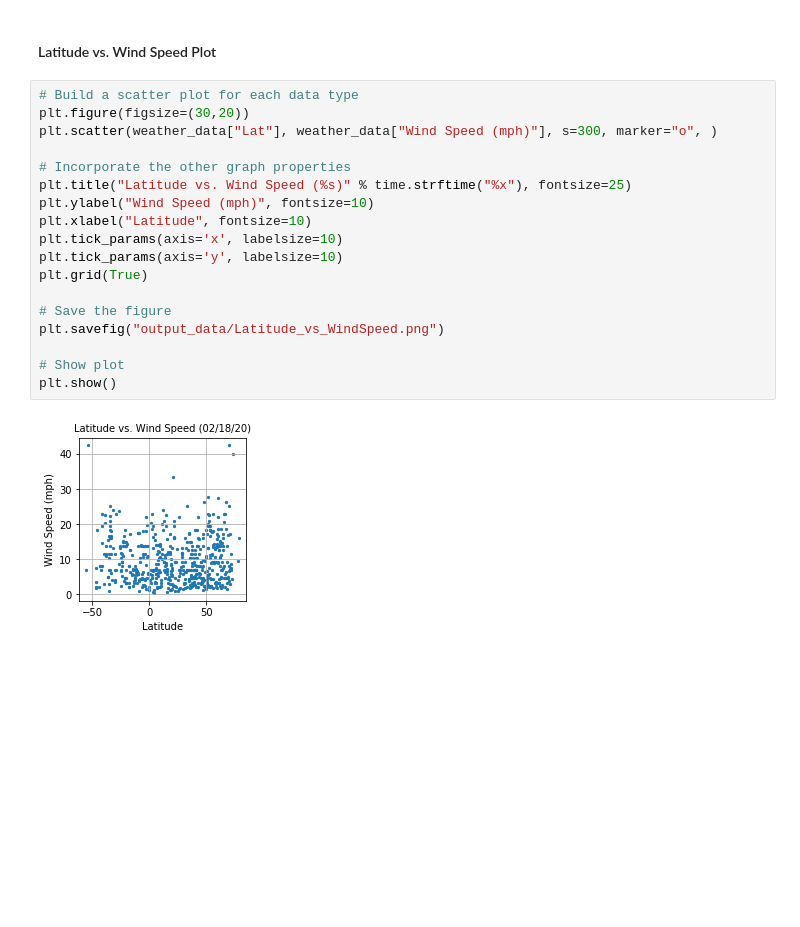
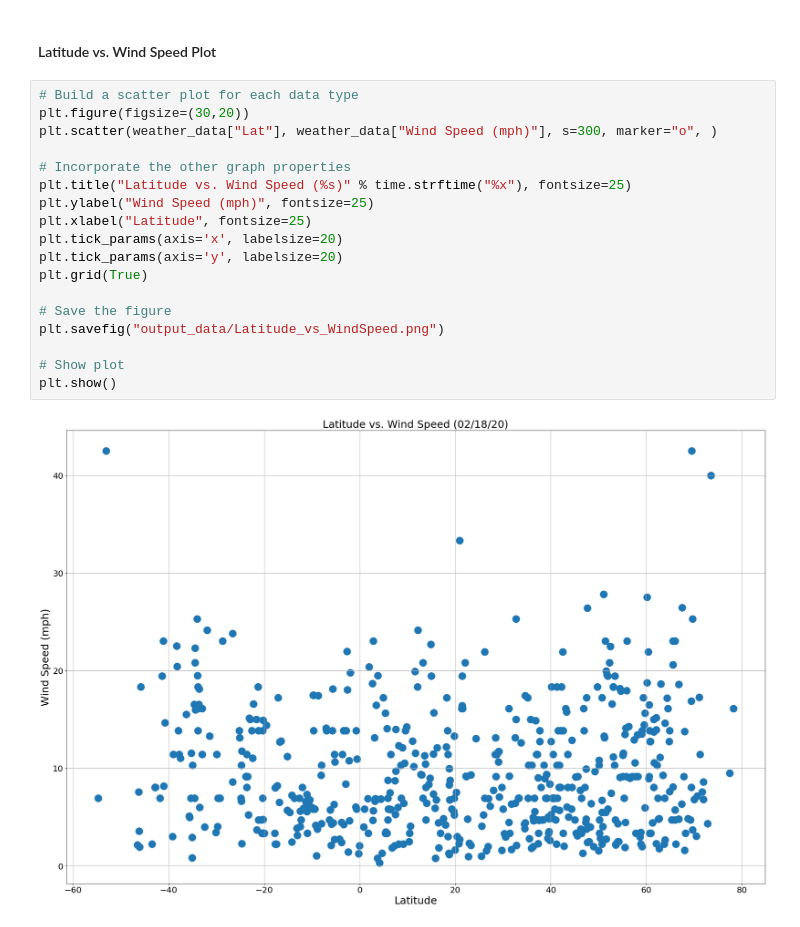
Before and after one commit to jbersinic/python-api-challenge, a Jupyter notebook: WeatherPy/WeatherPy.ipynb, the cells around one changed output. Drawn from its saved outputs; the diff is of its cells as text; blank space fills up the shorter version.

```diff
--- a/WeatherPy/WeatherPy.ipynb
+++ b/WeatherPy/WeatherPy.ipynb
@@ -277,20 +277,20 @@ plt.show()
 # %%
 # Build a scatter plot for each data type
 plt.figure(figsize=(30,20))
 plt.scatter(weather_data["Lat"], weather_data["Wind Speed (mph)"], s=300, marker="o", )
 
 # Incorporate the other graph properties
 plt.title("Latitude vs. Wind Speed (%s)" % time.strftime("%x"), fontsize=25)
-plt.ylabel("Wind Speed (mph)", fontsize=10)
-plt.xlabel("Latitude", fontsize=10)
-plt.tick_params(axis='x', labelsize=10)
-plt.tick_params(axis='y', labelsize=10)
+plt.ylabel("Wind Speed (mph)", fontsize=25)
+plt.xlabel("Latitude", fontsize=25)
+plt.tick_params(axis='x', labelsize=20)
+plt.tick_params(axis='y', labelsize=20)
 plt.grid(True)
 
 # Save the figure
 plt.savefig("output_data/Latitude_vs_WindSpeed.png")
 
 # Show plot
 plt.show()
 # %% [output]
-[figure, old version]
+[figure, new version]
```
